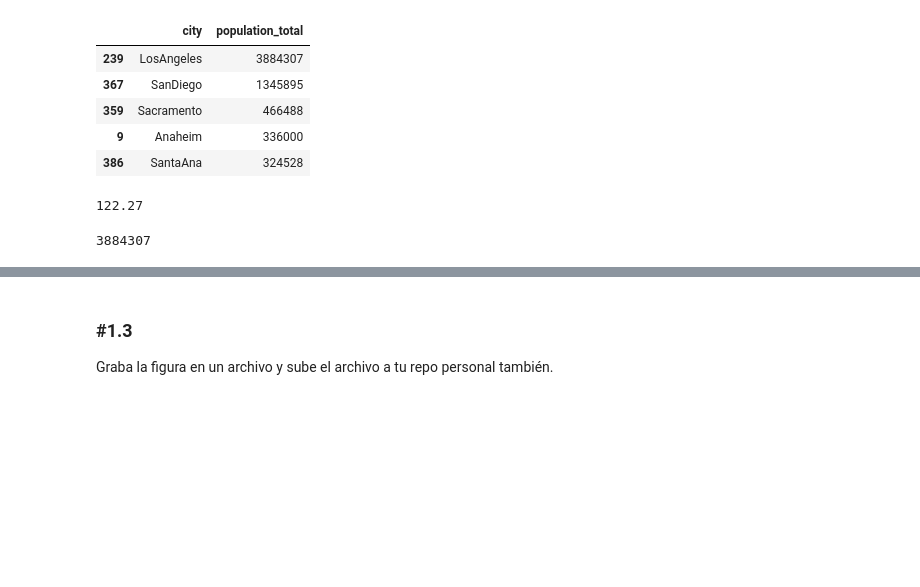
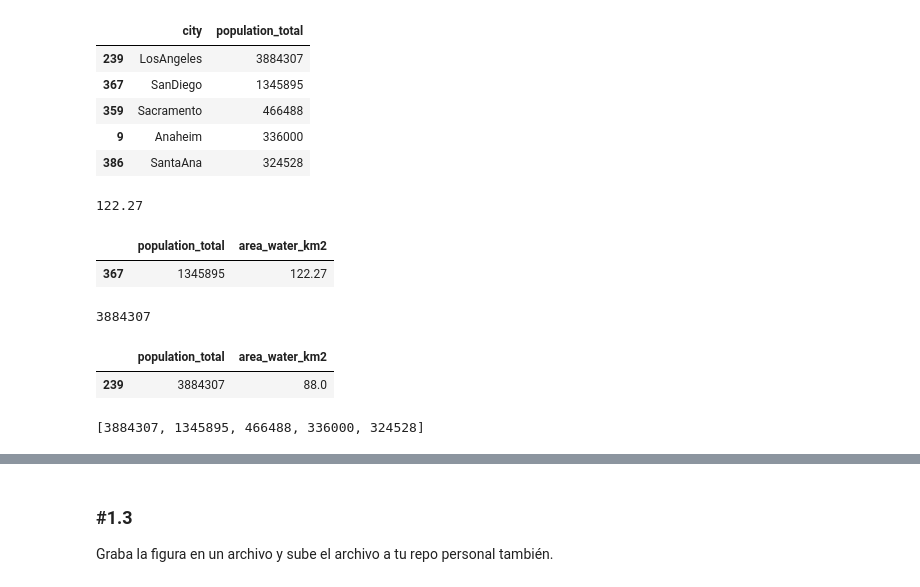
Before and after one commit to AnnaValsells/ONLINE_DS_THEBRIDGE_AVT, a Jupyter notebook: AVT_Exercises/Sprint_8/Unidad_01/Practica_Obligatoria/18_Practica_Obligatoria_Visualizacion_Basica.ipynb, the cells around one changed output, grey strips where cells are left out. Saved outputs shown, nothing was run; the diff lists cells and outputs as text; code cells hidden in the pictures; blank space fills up the shorter version.

```diff
--- a/AVT_Exercises/Sprint_8/Unidad_01/Practica_Obligatoria/18_Practica_Obligatoria_Visualizacion_Basica.ipynb
+++ b/AVT_Exercises/Sprint_8/Unidad_01/Practica_Obligatoria/18_Practica_Obligatoria_Visualizacion_Basica.ipynb
@@ -72,9 +72,23 @@ max4 = df_casas["area_water_km2"].max()
 max4
 # %% [output]
 122.27
+# %%
+df_casas.loc[df_casas["area_water_km2"]==122.27][["population_total","area_water_km2"]]
+# %% [output]
+|  | population_total | area_water_km2 |
+| 367 | 1345895 | 122.27 |
 # %%
 max41 = df_casas["population_total"].max()
 max41
 # %% [output]
 3884307
+# %%
+df_casas.loc[df_casas["population_total"]==3884307][["population_total","area_water_km2"]]
+# %% [output]
+|  | population_total | area_water_km2 |
+| 239 | 3884307 | 88.0 |
+# %%
+graf1["population_total"].to_list()
+# %% [output]
+[3884307, 1345895, 466488, 336000, 324528]
 # %%
```
Also changed, not shown: parts of 2 cells of this notebook.
